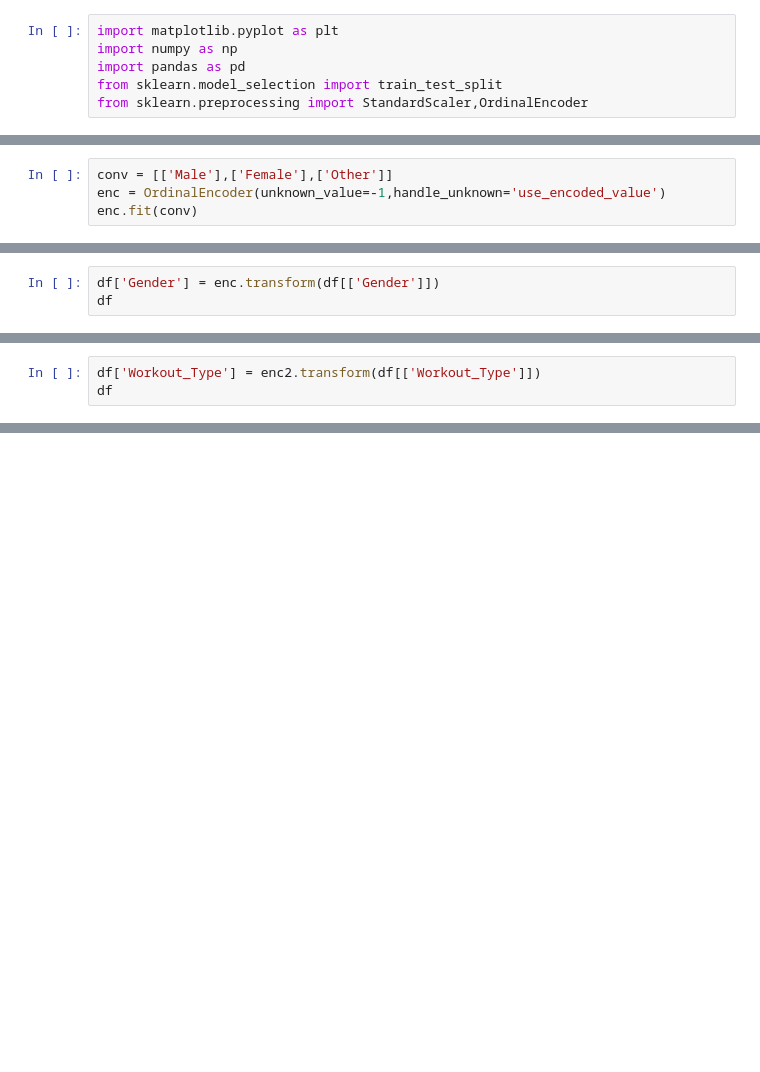
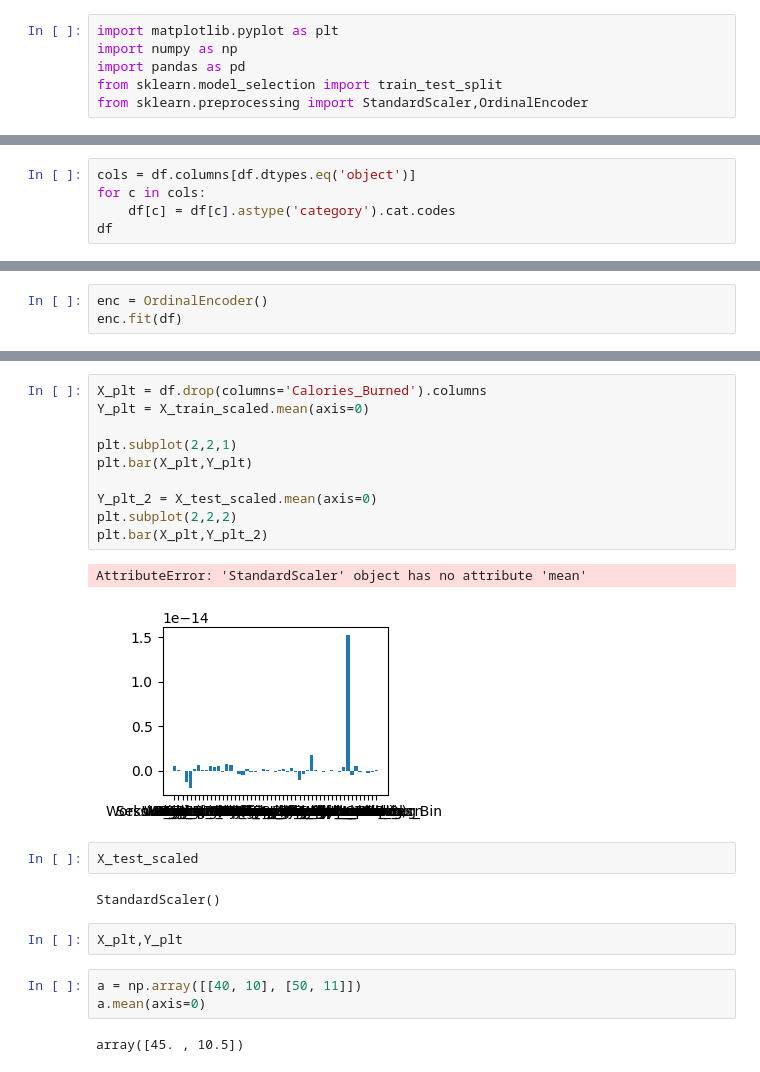
Before and after one commit to yang0709-dev/Calories-Burned-Prediction, a Jupyter notebook: main.ipynb, the cells around one changed output, grey strips where cells are left out. Cells and saved outputs as stored; diff of their text form; blank space fills up the shorter version.

Commit message:
fixed converting to columns to numeric values, plotting is a very weird

```diff
--- a/main.ipynb
+++ b/main.ipynb
@@ -25,5 +28,6 @@ Index(['Age', 'Gender', 'Weight (kg)', 'Height (m)', 'Max_BPM', 'Avg_BPM',
 # %%
-conv = [['Male'],['Female'],['Other']]
-enc = OrdinalEncoder(unknown_value=-1,handle_unknown='use_encoded_value')
-enc.fit(conv)
+cols = df.columns[df.dtypes.eq('object')]
+for c in cols:
+    df[c] = df[c].astype('category').cat.codes
+df
 # %% [output]
@@ -35,3 +46,0 @@ enc.categories_
-# %%
-df['Gender'] = enc.transform(df[['Gender']])
-df
@@ -59,3 +46,0 @@ enc2.categories_
-# %%
-df['Workout_Type'] = enc2.transform(df[['Workout_Type']])
-df
@@ -75,0 +47,3 @@ df
+# %%
+enc = OrdinalEncoder()
+enc.fit(df)
@@ -87,0 +81,24 @@ ValueError: could not convert string to float: 'Other'
+# %%
+X_plt = df.drop(columns='Calories_Burned').columns
+Y_plt = X_train_scaled.mean(axis=0)
+
+plt.subplot(2,2,1)
+plt.bar(X_plt,Y_plt)
+
+Y_plt_2 = X_test_scaled.mean(axis=0)
+plt.subplot(2,2,2)
+plt.bar(X_plt,Y_plt_2)
+# %% [output]
+AttributeError: 'StandardScaler' object has no attribute 'mean'
+[figure, added]
+# %%
+X_test_scaled
+# %% [output]
+StandardScaler()
+# %%
+X_plt,Y_plt
+# %%
+a = np.array([[40, 10], [50, 11]])
+a.mean(axis=0)
+# %% [output]
+array([45. , 10.5])
```
Also changed, not shown: parts of 13 cells of this notebook.
